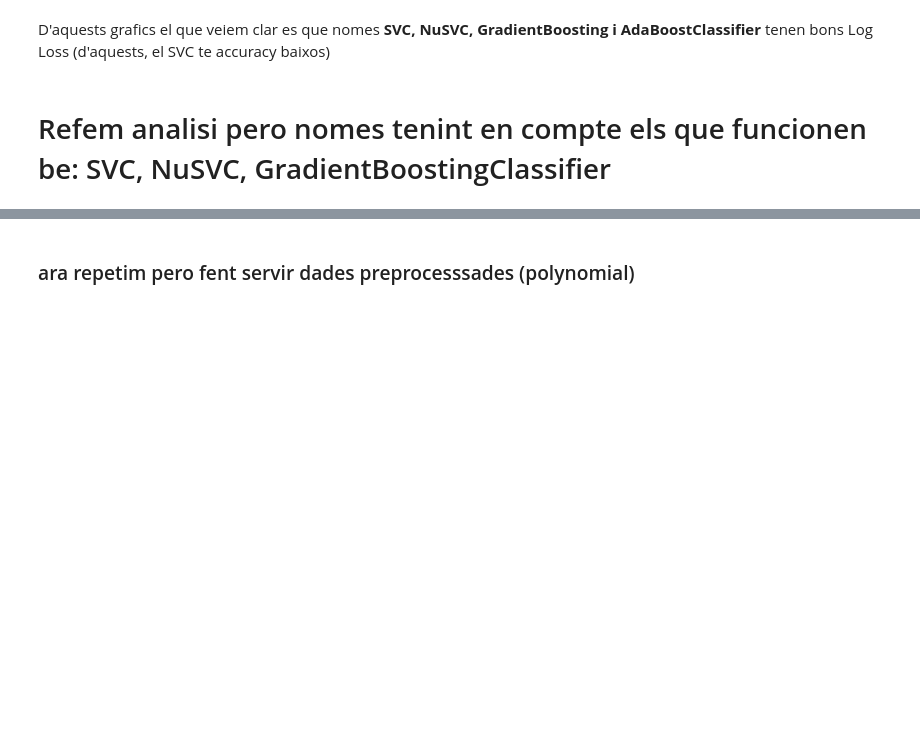
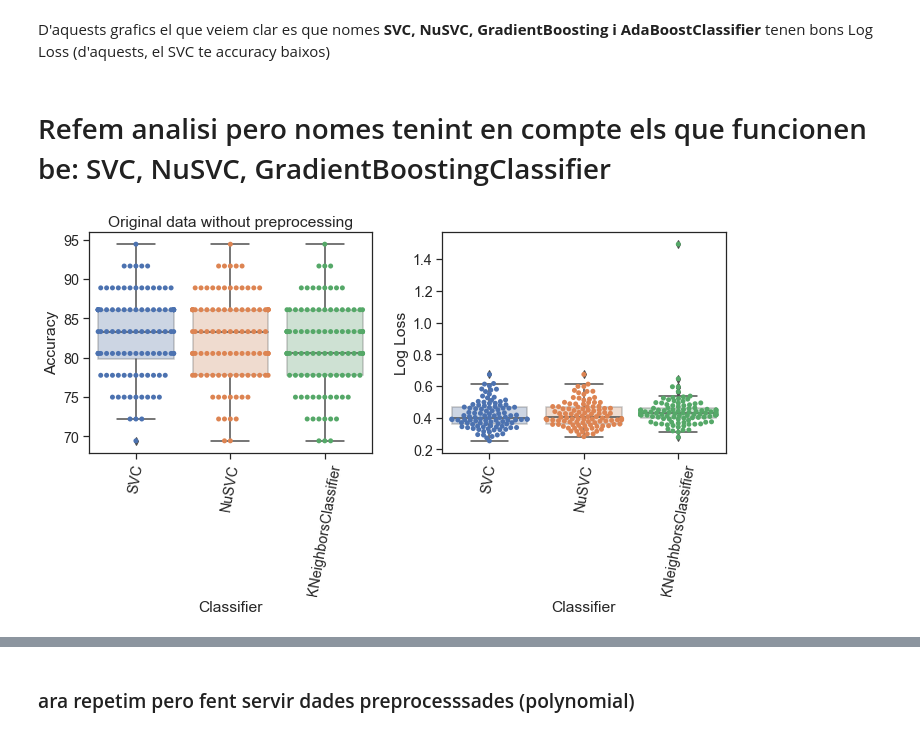
Before and after one commit to PCerralbo/Driven_Heart_Disease, a Jupyter notebook: Data_Visualization_P.ipynb, the cells around one changed output, grey strips where cells are left out. Drawn from its saved outputs; the diff is of its cells as text; code cells hidden in the pictures; blank space fills up the shorter version.

```diff
--- a/Data_Visualization_P.ipynb
+++ b/Data_Visualization_P.ipynb
@@ -600,7 +527,7 @@ from sklearn.discriminant_analysis import LinearDiscriminantAnalysis
 from sklearn.discriminant_analysis import QuadraticDiscriminantAnalysis
 
 classifiers = [
-    KNeighborsClassifier(3),
+    KNeighborsClassifier(20),
     SVC(probability=True),
     NuSVC(probability=True),
     DecisionTreeClassifier(),
@@ -667,7 +596,8 @@ D'aquests grafics el que veiem clar es que nomes  **SVC, NuSVC, GradientBoosting
 
 classifiers = [
     SVC(probability=True),
-    NuSVC(probability=True)]
+    NuSVC(probability=True),
+    KNeighborsClassifier(20)]
 
 
 # Logging for Visual Comparison
@@ -680,30 +610,32 @@ for i in range (100):
     for clf in classifiers:
         clf.fit(xx_train, yy_train)
         name = clf.__class__.__name__
 
 
         train_predictions = clf.predict(xx_test)
         acc = accuracy_score(yy_test, train_predictions)
 
         train_predictions = clf.predict_proba(xx_test)
         ll = log_loss(yy_test, train_predictions)
 
         log_entry = pd.DataFrame([[name, acc*100, ll]], columns=log_cols)
         log = log.append(log_entry)
 
 
 plt.figure(figsize=(10,6))
 plt.subplot(1,2,1)
 sns.boxplot(y=log['Accuracy'],x=log['Classifier'],  boxprops=dict(alpha=.3))
 sns.swarmplot(y=log['Accuracy'],x=log['Classifier'])
 plt.xticks(rotation=80)
 plt.title('Original data without preprocessing')
 
 
 plt.subplot(1,2,2)
 sns.boxplot(y=log['Log Loss'],x=log['Classifier'],  boxprops=dict(alpha=.3))
 sns.swarmplot(y=log['Log Loss'],x=log['Classifier'])
 plt.xticks(rotation=80)
 
 plt.tight_layout()
 plt.show()
+# %% [output]
+[figure, added]
```
Also changed, not shown: parts of 17 cells of this notebook.
